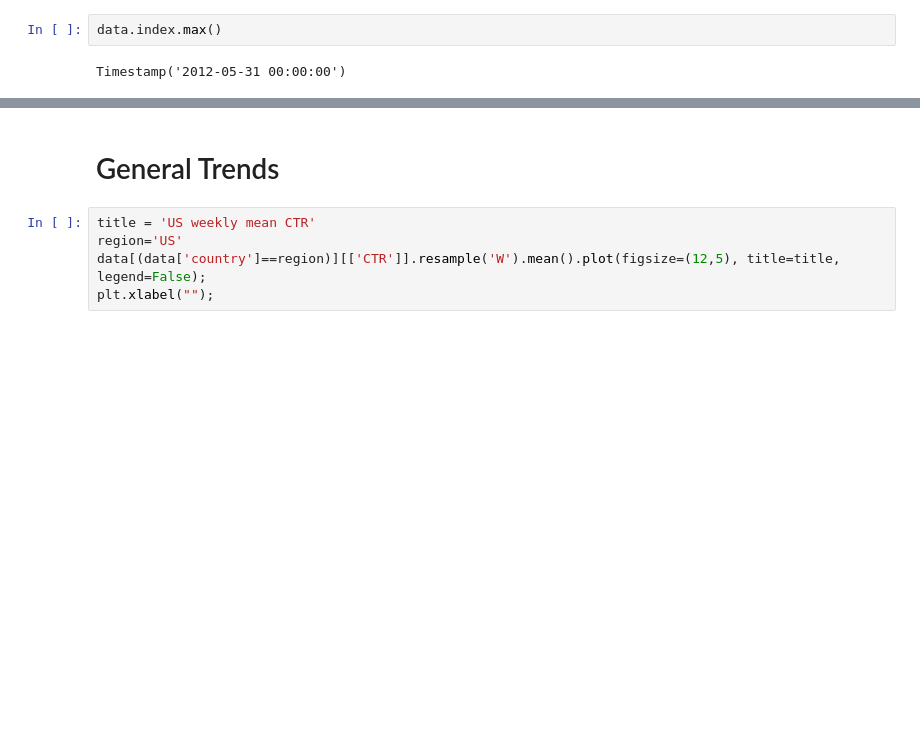
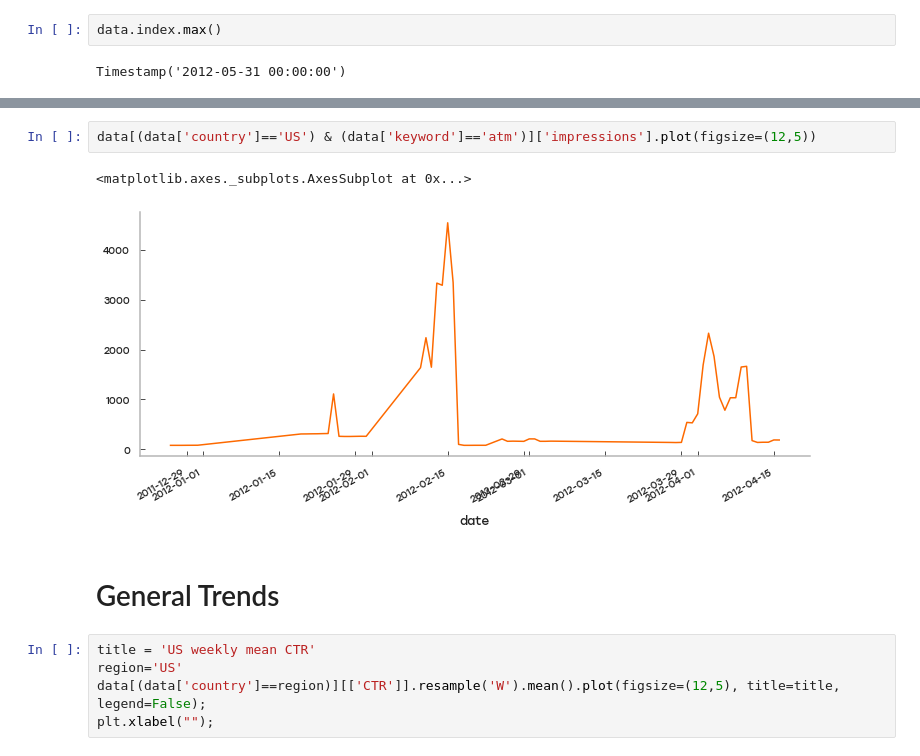
Before and after one commit to caheredia/ad_data_challenge, a Jupyter notebook: 0.1_ch_data_exploration.ipynb, the cells around one changed output, grey strips where cells are left out. Cells and saved outputs as stored; diff of their text form; blank space fills up the shorter version.

```diff
--- a/0.1_ch_data_exploration.ipynb
+++ b/0.1_ch_data_exploration.ipynb
@@ -351,3 +341,8 @@ Timestamp('2012-05-31 00:00:00')
+# %%
+data[(data['country']=='US') & (data['keyword']=='atm')]['impressions'].plot(figsize=(12,5))
+# %% [output]
+<matplotlib.axes._subplots.AxesSubplot at 0x...>
+[figure, added]
 # %% [markdown]
 # General Trends
 # %%
```
Also changed, not shown: parts of 6 cells of this notebook.
